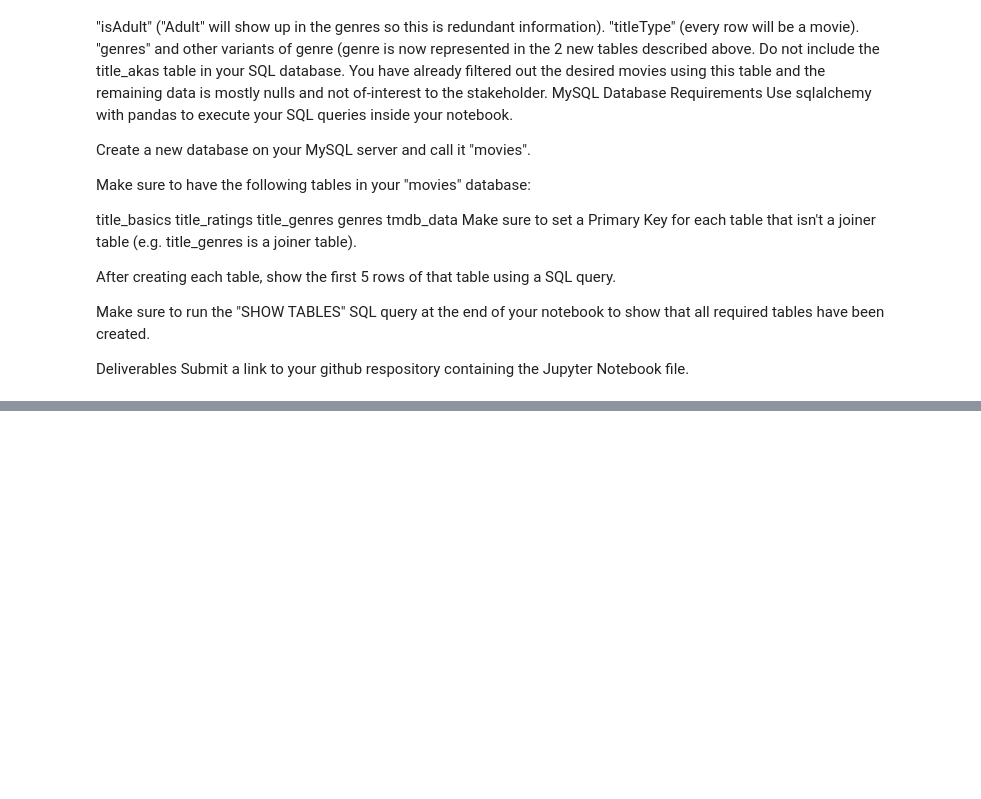
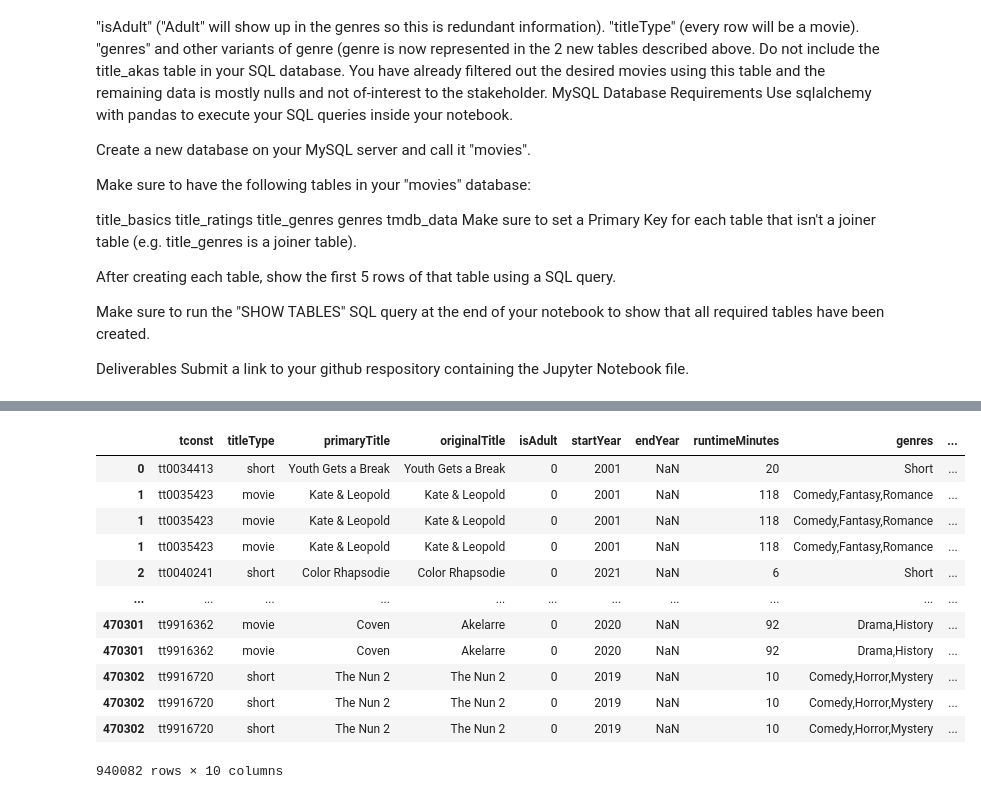
Before and after one commit to MentalTorque/Staich-DE-MovieMagic, a Jupyter notebook: Project 3.3 (Core).ipynb, the cells around one changed output, grey strips where cells are left out. Drawn from its saved outputs; the diff is of its cells as text; code cells hidden in the pictures; blank space fills up the shorter version.

```diff
--- a/Project 3.3 (Core).ipynb
+++ b/Project 3.3 (Core).ipynb
@@ -57,0 +71,6 @@ Submit a link to your github respository containing the Jupyter Notebook file.
+# %%
+#load file and disply rows
+df_title_basics = pd.read_csv('Data/basics_clean.csv.gz')
+df_title_ratings = pd.read_csv('Data/title.ratings.csv.gz')
+
+display(df_title_basics.head(), df_title_ratings.head())
@@ -57,0 +90,4 @@ Submit a link to your github respository containing the Jupyter Notebook file.
+# %%
+# Create a column with a list of genres
+df_title_basics['genre_split'] = df_title_basics['genres'].str.split(',')
+df_title_basics.head()
@@ -57,0 +101,18 @@ Submit a link to your github respository containing the Jupyter Notebook file.
+# %%
+#separate list of genres into new rows
+exploded_genres = df_title_basics.explode('genre_split')
+exploded_genres
+# %% [output]
+|  | tconst | titleType | primaryTitle | originalTitle | isAdult | startYear | endYear | runtimeMinutes | genres | ... |
+| 0 | tt0034413 | short | Youth Gets a Break | Youth Gets a Break | 0 | 2001 | NaN | 20 | Short | ... |
+| 1 | tt0035423 | movie | Kate & Leopold | Kate & Leopold | 0 | 2001 | NaN | 118 | Comedy,Fantasy,Romance | ... |
+| 1 | tt0035423 | movie | Kate & Leopold | Kate & Leopold | 0 | 2001 | NaN | 118 | Comedy,Fantasy,Romance | ... |
+| 1 | tt0035423 | movie | Kate & Leopold | Kate & Leopold | 0 | 2001 | NaN | 118 | Comedy,Fantasy,Romance | ... |
+| 2 | tt0040241 | short | Color Rhapsodie | Color Rhapsodie | 0 | 2021 | NaN | 6 | Short | ... |
+| ... | ... | ... | ... | ... | ... | ... | ... | ... | ... | ... |
+| 470301 | tt9916362 | movie | Coven | Akelarre | 0 | 2020 | NaN | 92 | Drama,History | ... |
+| 470301 | tt9916362 | movie | Coven | Akelarre | 0 | 2020 | NaN | 92 | Drama,History | ... |
+| 470302 | tt9916720 | short | The Nun 2 | The Nun 2 | 0 | 2019 | NaN | 10 | Comedy,Horror,Mystery | ... |
+| 470302 | tt9916720 | short | The Nun 2 | The Nun 2 | 0 | 2019 | NaN | 10 | Comedy,Horror,Mystery | ... |
+| 470302 | tt9916720 | short | The Nun 2 | The Nun 2 | 0 | 2019 | NaN | 10 | Comedy,Horror,Mystery | ... |
+940082 rows × 10 columns
```
Also changed, not shown: parts of 47 cells of this notebook, 6 other files.
